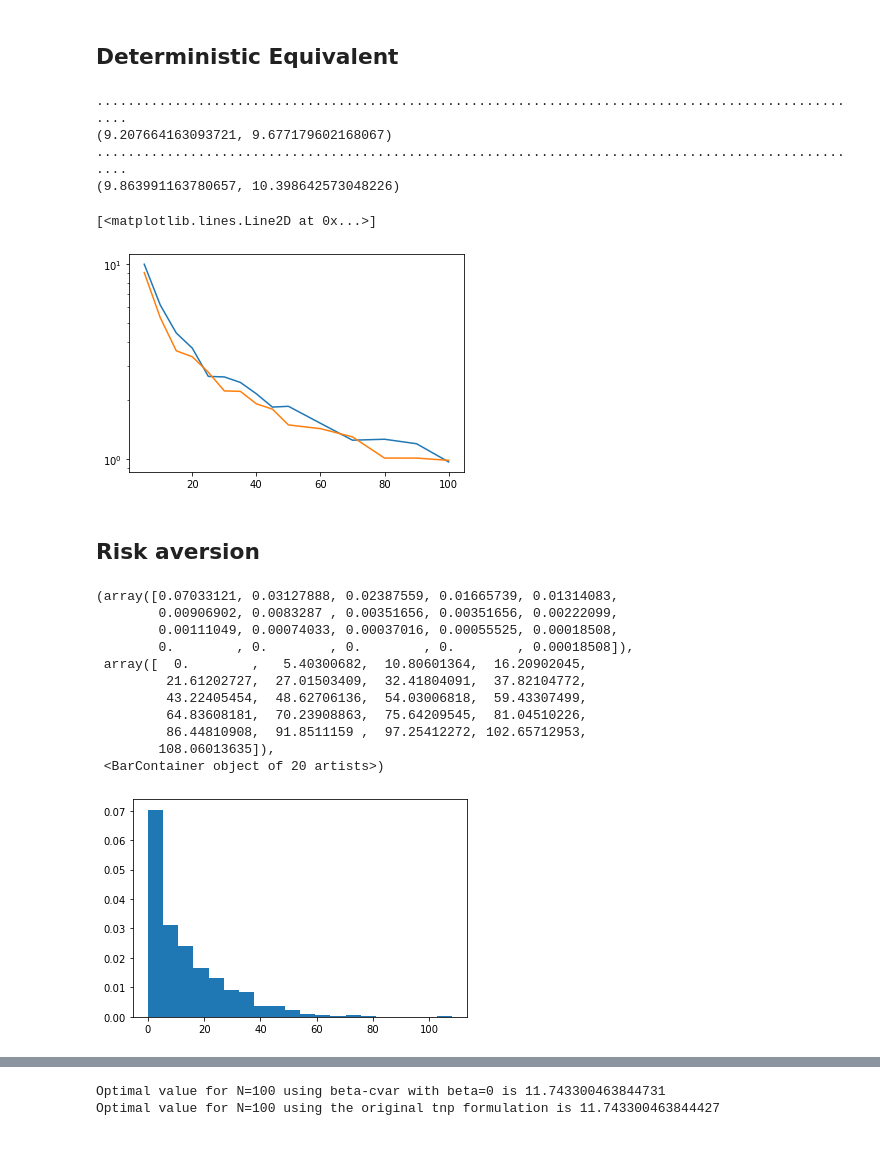
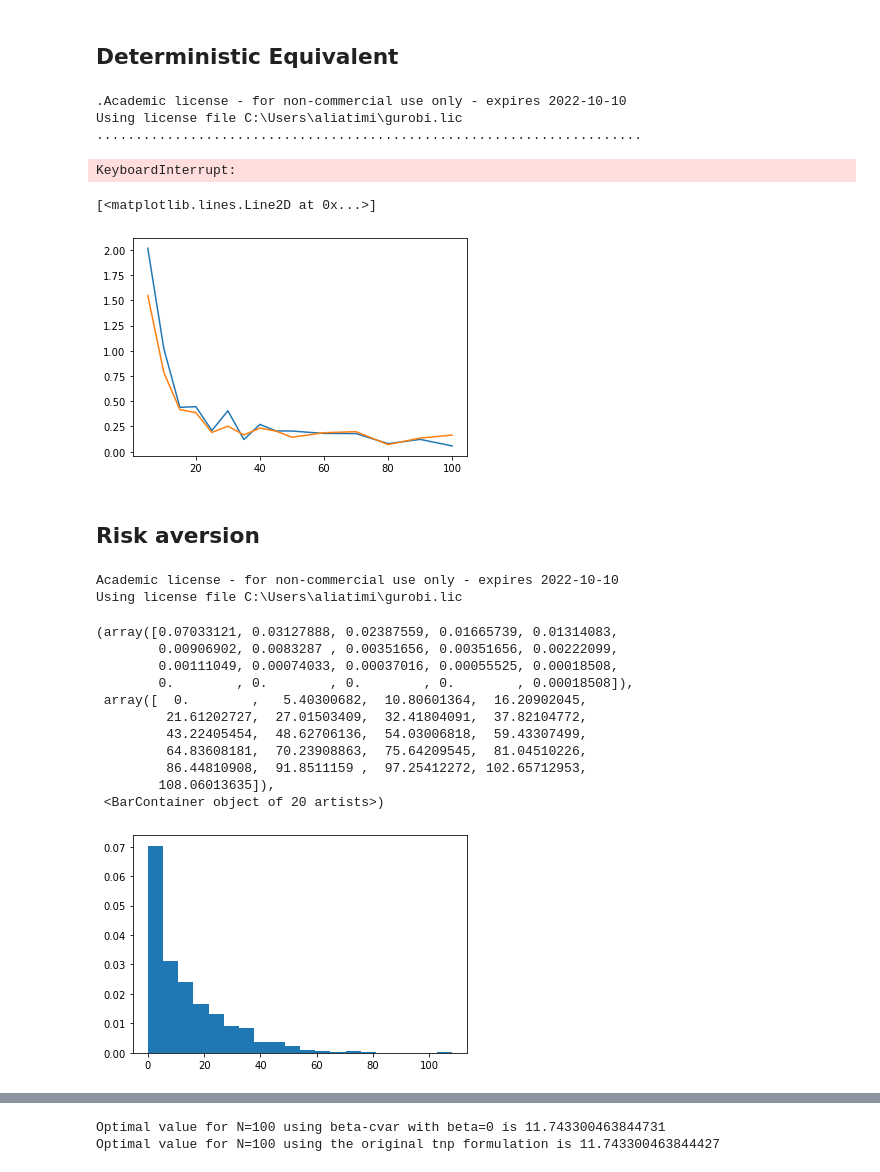
Before and after one commit to GeorgiosAliatimis/Stochastic_Optimization, a Jupyter notebook: TNP Group Task.ipynb, the cells around one changed output, grey strips where cells are left out. Cells and saved outputs as stored; diff of their text form; code cells hidden in the pictures.

Commit message:
Total_capacities

```diff
--- a/TNP Group Task.ipynb
+++ b/TNP Group Task.ipynb
@@ -133,3 +133,20 @@ def solve_tnp(edges, e, demand_pairs, routes, demand_scenarios, total_capacity):
     m.setObjective(quicksum(s[i,ind]/N for i in range(num_dem_pairs) for ind in range(N) ), GRB.MINIMIZE)
     m.optimize()
     return m.objVal, m.getAttr('x', x)
+# %%
+fileName = "total_capacities"
+if fileName in listdir():
+    with open(fileName,"rb") as f:
+        data = pkl.load(f)
+else:
+    total_capacities = np.linspace(0,5000,20)
+    N = 300
+    np.random.seed(1)
+    opt_vals_against_capacities = np.zeros(20)
+    for i,total_capacity in enumerate(total_capacities):
+        print("Total capacity {}".format(total_capacity))
+        demand_scenarios = sample_scenarios(N, demand_mean)
+        opt_vals_against_capacities[i] , _ = solve_tnp(edges, e, demand_pairs, routes, demand_scenarios, total_capacity)
+
+    with open(fileName,"wb") as f:
+        pkl.dump(dict(opt_vals_against_capacities) ,f)
@@ -149,7 +168,7 @@ else:
     opt_val, x_tilde = solve_tnp(edges, e, demand_pairs, routes, demand_scenarios, b)
     print("Optimal value for N={} is {}".format(N,opt_val))
     with open(fileName,"wb") as f:
-        pk.dump(dict(x_tilde),f)
+        pkl.dump(dict(x_tilde),f)
 # %%
 def out_of_sample_estimate(demand_scenarios,*args):
     G = 0
@@ -201,10 +220,10 @@ print(extract_statistics(G_n))
 G_n = optimality_gap(n,m,x_tilde,sample_scenarios)
 print(extract_statistics(G_n))
 # %% [output]
-....................................................................................................
-(9.207664163093721, 9.677179602168067)
-....................................................................................................
-(9.863991163780657, 10.398642573048226)
+.Academic license - for non-commercial use only - expires 2022-10-10
+Using license file C:\Users\aliatimi\gurobi.lic
+......................................................................
+KeyboardInterrupt:
 # %%
 def opt_gaps_and_upper_bounds(method,n_vals):
     optimality_gaps = list()
@@ -230,7 +249,7 @@ else:
     np.random.seed(1)
     opt_gaps_ant, ubs_ant = opt_gaps_and_upper_bounds(sample_scenarios_antithetical,n_vals)
     with open(fileName,"wb") as f:
-        pk.dump(dict(opt_gaps=opt_gaps_ant,ubs=ubs_ant),f)
+        pkl.dump(dict(opt_gaps=opt_gaps_ant,ubs=ubs_ant),f)
 # %%
 fileName = "optimality_gap_iid.pkl"
 if fileName in listdir():
@@ -242,16 +261,16 @@ else:
     np.random.seed(1)
     opt_gaps_iid, ubs_iid = opt_gaps_and_upper_bounds(sample_scenarios,n_vals)
     with open(fileName,"wb") as f:
-        pk.dump(dict(opt_gaps=opt_gaps_iid,ubs=ubs_iid),f)
+        pkl.dump(dict(opt_gaps=opt_gaps_iid,ubs=ubs_iid),f)
 # %%
-plt.semilogy(n_vals, opt_gaps_iid )
-plt.semilogy(n_vals, opt_gaps_ant )
+# plt.semilogy(n_vals, opt_gaps_iid )
+# plt.semilogy(n_vals, opt_gaps_ant )
 
-# plt.plot(n_vals, ubs_iid - opt_gaps_iid)
-# plt.plot(n_vals,ubs_ant - opt_gaps_ant)
+plt.plot(n_vals, ubs_iid - opt_gaps_iid)
+plt.plot(n_vals,ubs_ant - opt_gaps_ant)
 # %% [output]
 [<matplotlib.lines.Line2D at 0x...>]
-[figure, old version]
+[figure, new version]
 # %%
 # plt.errorbar(n_vals,optimality_Gaps)
 # %% [markdown]
@@ -265,17 +284,19 @@ for i in range(N):
     opt_vals[i], _ = solve_tnp_recourse(edges, x_tilde, e, demand_pairs, routes, sample_scens[i])
 plt.hist(opt_vals,density=True,bins=20)
 # %% [output]
-(array([0.07033121, 0.03127888, 0.02387559, 0.01665739, 0.01314083,
-        0.00906902, 0.0083287 , 0.00351656, 0.00351656, 0.00222099,
-        0.00111049, 0.00074033, 0.00037016, 0.00055525, 0.00018508,
-        0.        , 0.        , 0.        , 0.        , 0.00018508]),
- array([  0.        ,   5.40300682,  10.80601364,  16.20902045,
-         21.61202727,  27.01503409,  32.41804091,  37.82104772,
-         43.22405454,  48.62706136,  54.03006818,  59.43307499,
-         64.83608181,  70.23908863,  75.64209545,  81.04510226,
-         86.44810908,  91.8511159 ,  97.25412272, 102.65712953,
-        108.06013635]),
- <BarContainer object of 20 artists>)
+Academic license - for non-commercial use only - expires 2022-10-10
+Using license file C:\Users\aliatimi\gurobi.lic
+(array([0.07033121, 0.03127888, 0.02387559, 0.01665739, 0.01314083,
+        0.00906902, 0.0083287 , 0.00351656, 0.00351656, 0.00222099,
+        0.00111049, 0.00074033, 0.00037016, 0.00055525, 0.00018508,
+        0.        , 0.        , 0.        , 0.        , 0.00018508]),
+ array([  0.        ,   5.40300682,  10.80601364,  16.20902045,
+         21.61202727,  27.01503409,  32.41804091,  37.82104772,
+         43.22405454,  48.62706136,  54.03006818,  59.43307499,
+         64.83608181,  70.23908863,  75.64209545,  81.04510226,
+         86.44810908,  91.8511159 ,  97.25412272, 102.65712953,
+        108.06013635]),
+ <BarContainer object of 20 artists>)
 [figure]
 # %%
 def solve_tnp_with_beta_cvar(edges, e, demand_pairs, routes, demand_scenarios, total_capacity,beta=0.95):
```
Also changed, not shown: parts of 11 cells of this notebook.
